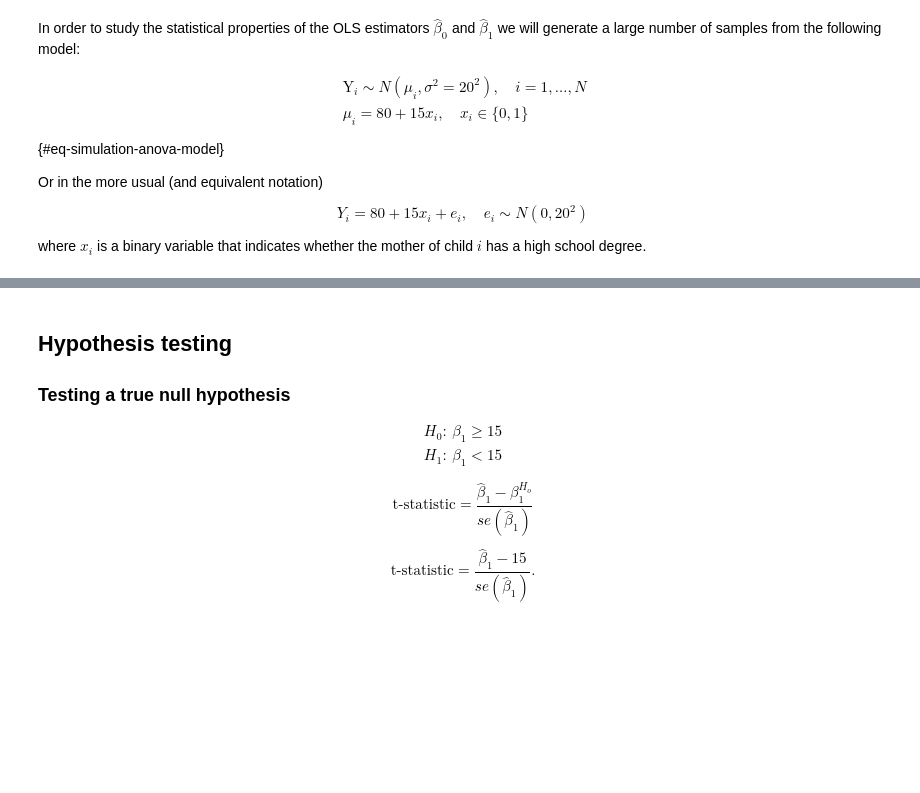
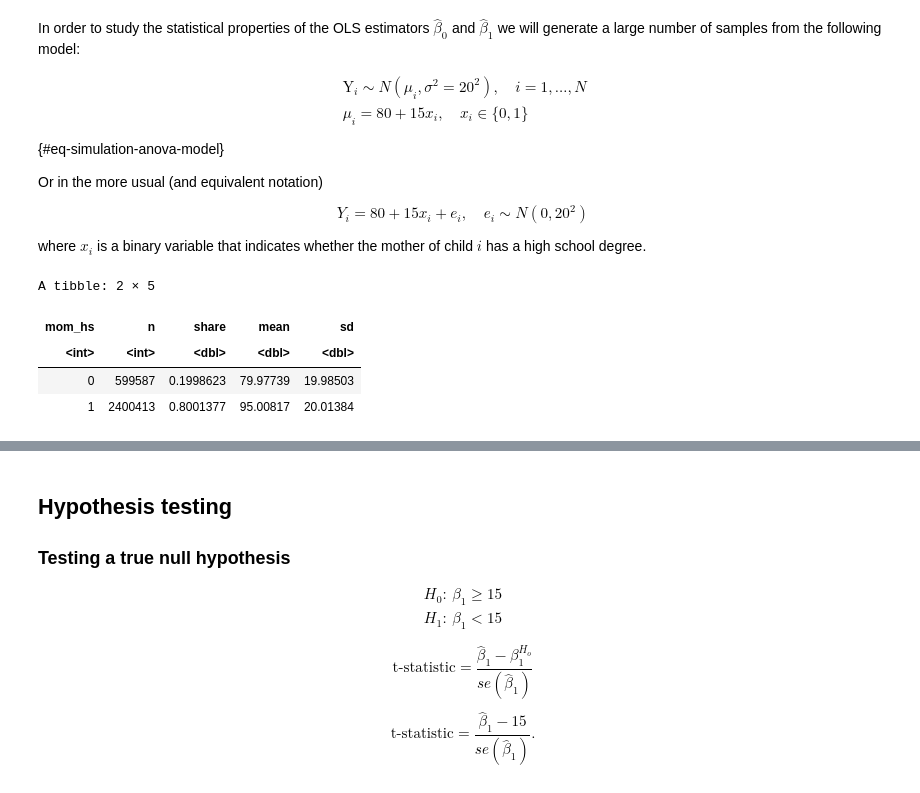
Before and after one commit to febse/econ2026, a Jupyter notebook: 07-Simulation-Tests-Ex.ipynb, the cells around one changed output, grey strips where cells are left out. Saved outputs shown, nothing was run; the diff lists cells and outputs as text; code cells hidden in the pictures; blank space fills up the shorter version.

```diff
--- a/07-Simulation-Tests-Ex.ipynb
+++ b/07-Simulation-Tests-Ex.ipynb
@@ -98,11 +95,17 @@ where $x_i$ is a binary variable that indicates whether the mother of child $i$
 # %%
-pop_summary <- pop %>%
-  group_by(mom_hs) %>%
+pop_summary <- pop |>
+  group_by(mom_hs) |>
   summarize(
     n = n(),
     share = n / nrow(pop),
     mean = mean(kid_score),
     sd = sd(kid_score)
   )
 pop_summary
+# %% [output]
+A tibble: 2 × 5
+| mom_hs | n | share | mean | sd |
+| <int> | <int> | <dbl> | <dbl> | <dbl> |
+| 0 | 599587 | 0.1998623 | 79.97739 | 19.98503 |
+| 1 | 2400413 | 0.8001377 | 95.00817 | 20.01384 |
 # %%
```
Also changed, not shown: parts of 25 cells of this notebook, 2 other files.
